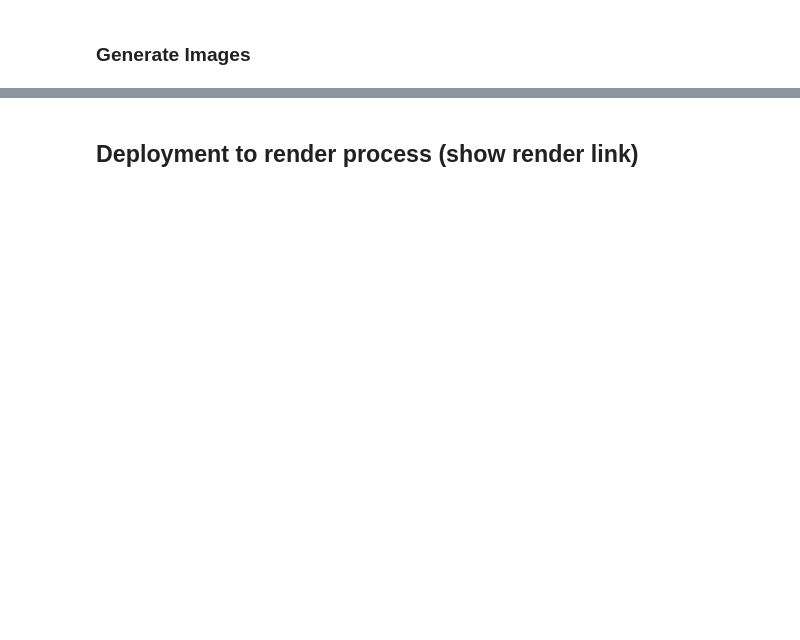
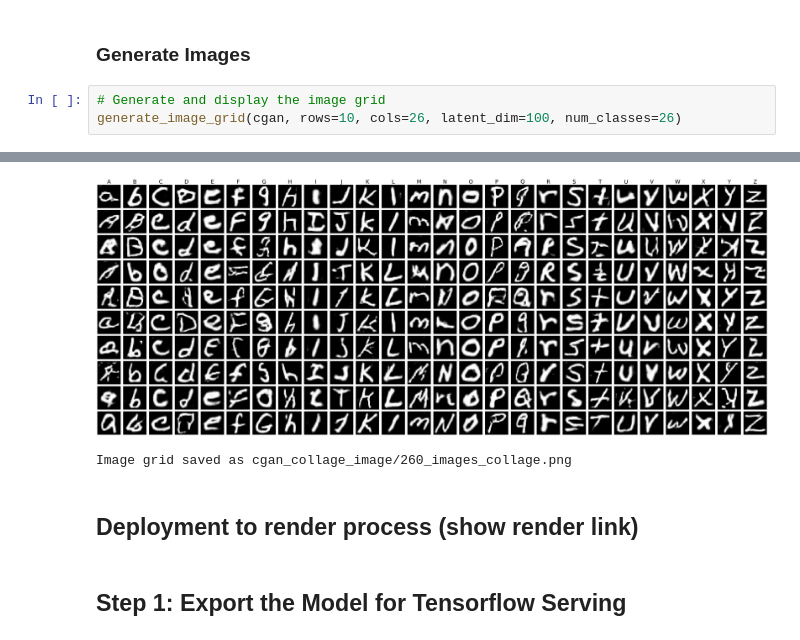
Before and after one commit to Codestyle1/ca2-daaa2b02-2309264-marcuslow, a Jupyter notebook: deployment.ipynb, the cells around one changed output, grey strips where cells are left out. Cells and saved outputs as stored; diff of their text form; blank space fills up the shorter version.

```diff
--- a/deployment.ipynb
+++ b/deployment.ipynb
@@ -121,2 +199,6 @@ ________________________________________________________________________________
 # %% [markdown]
 ### Generate Images
+# %%
+# Generate and display the image grid
+generate_image_grid(cgan, rows=10, cols=26, latent_dim=100, num_classes=26)
+# %% [output]
@@ -123,2 +206,6 @@ ________________________________________________________________________________
+[figure, added]
+Image grid saved as cgan_collage_image/260_images_collage.png
 # %% [markdown]
 ## Deployment to render process (show render link)
+# %% [markdown]
+## Step 1: Export the Model for Tensorflow Serving
```
Also changed, not shown: parts of 9 cells of this notebook, 7 other files.
